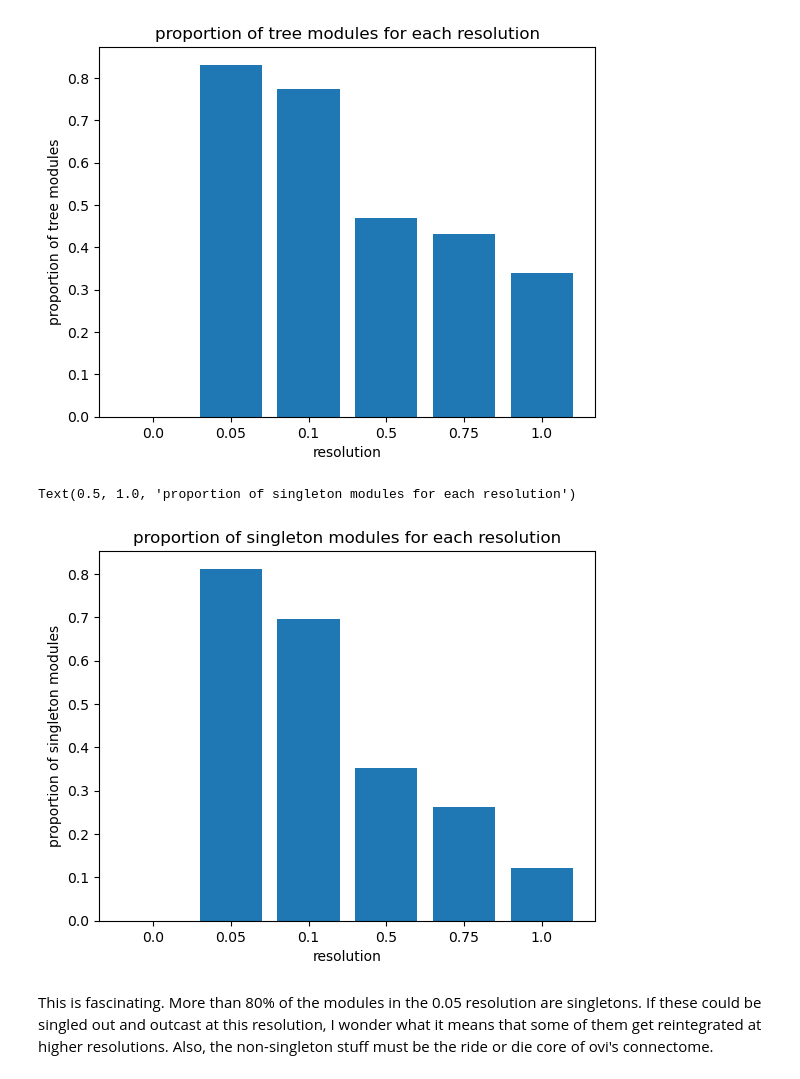
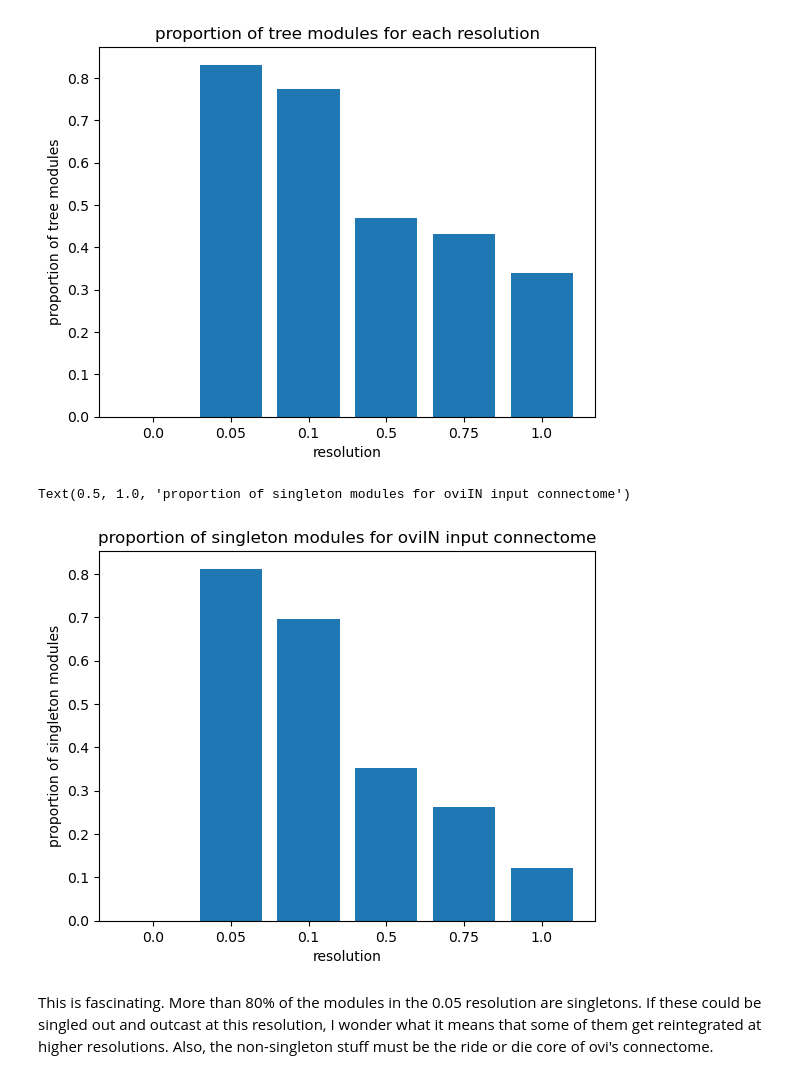
Before and after one commit to Gutierrez-lab/oviIN-analyses-gabrielle, a Jupyter notebook: graph_metrics_sandbox.ipynb, the cells around one changed output. Drawn from its saved outputs; the diff is of its cells as text; code cells hidden in the pictures.

```diff
--- a/graph_metrics_sandbox.ipynb
+++ b/graph_metrics_sandbox.ipynb
@@ -569,7 +555,7 @@ for res in ovi_in_HB_node_df.columns[1:7]:
 
     densities = []
     assortativity = []
-    av_short_path = []
+    #av_short_path = []
     strongly_connected = []
     treeness = []
     singleness = []
@@ -589,7 +575,7 @@ for res in ovi_in_HB_node_df.columns[1:7]:
 
         if len(chunk.index)==1:
             assortativity.append(np.nan)
-            av_short_path.append(np.nan)
+            #av_short_path.append(np.nan)
             strongly_connected.append(np.nan) # don't forget to change how we work with this below
             treeness.append(np.nan)
 
@@ -597,8 +583,8 @@ for res in ovi_in_HB_node_df.columns[1:7]:
             # degree assortativity coefficient of the subgraph
             assortativity.append(nx.degree_assortativity_coefficient(G_ovi_in_chunk))
 
-            # average shortest path length of the subgraph: this is problematic because some modules are not connected
-            av_short_path.append(nx.average_shortest_path_length(G_ovi_in_chunk.to_undirected()))
+            # average shortest path length of the subgraph: this is problematic because some modules are not connected. maybe the issue was just the singletons though.
+            #av_short_path.append(nx.average_shortest_path_length(G_ovi_in_chunk.to_undirected()))
 
             # connectedness of the subgraph
             strongly_connected.append(nx.is_strongly_connected(G_ovi_in_chunk))
@@ -698,12 +684,12 @@ Text(0.5, 1.0, 'proportion of tree modules for each resolution')
 # %%
 # make a bar plot of the proportion of modules that are singletons for each resolution
 plt.bar(ovi_in_HB_node_df.columns[1:7], res_singleness)
 plt.xlabel('resolution')
 plt.ylabel('proportion of singleton modules')
-plt.title('proportion of singleton modules for each resolution')
+plt.title('proportion of singleton modules for oviIN input connectome')
 # %% [output]
-Text(0.5, 1.0, 'proportion of singleton modules for each resolution')
+Text(0.5, 1.0, 'proportion of singleton modules for oviIN input connectome')
-[figure, old version]
+[figure, new version]
 # %% [markdown]
 This is fascinating. More than 80% of the modules in the 0.05 resolution are singletons. If these could be singled out and outcast at this resolution, I wonder what it means that some of them get reintegrated at higher resolutions. Also, the non-singleton stuff must be the ride or die core of ovi's connectome.
 # %%
```
Also changed, not shown: parts of 38 cells of this notebook, 1 other file.
